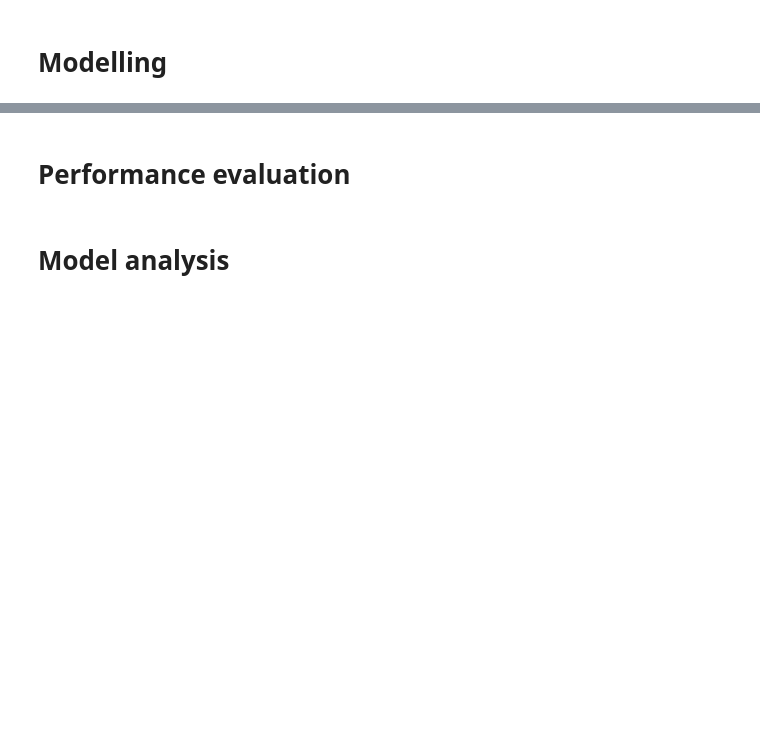
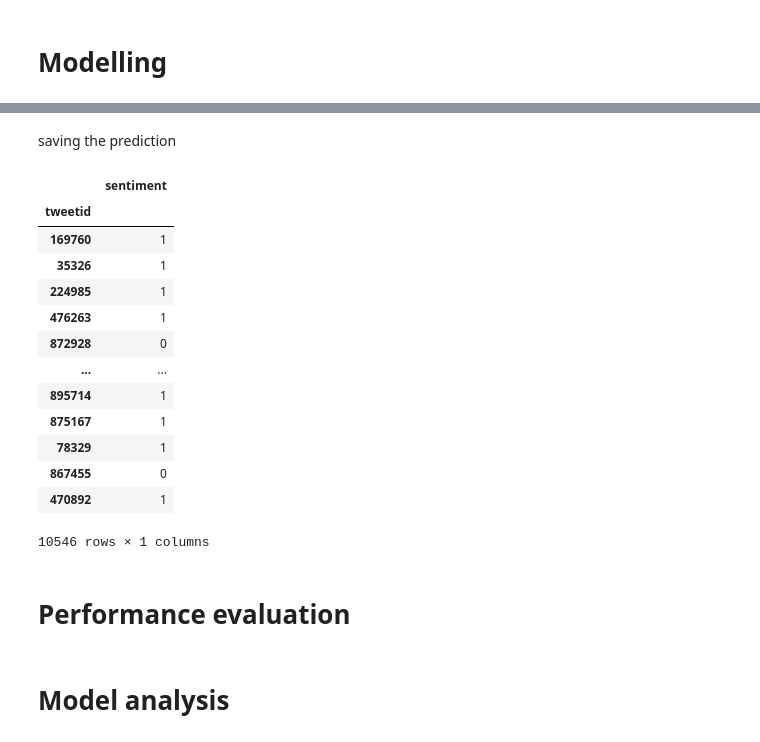
Before and after one commit to monicafar147/classification-predict-streamlit-template, a Jupyter notebook: climate_change_monica.ipynb, the cells around one changed output, grey strips where cells are left out. Saved outputs shown, nothing was run; the diff lists cells and outputs as text; code cells hidden in the pictures; blank space fills up the shorter version.

Commit message:
submission ready for kaggle

```diff
--- a/climate_change_monica.ipynb
+++ b/climate_change_monica.ipynb
@@ -209,0 +255,4 @@ plt.show()
+# %%
+x_unseen = test_processed['message']
+# %%
+y_prediction = text_cls.predict(x_unseen)
@@ -209,0 +274,25 @@ plt.show()
+# %% [markdown]
+saving the prediction
+# %%
+Final = test_processed['tweetid']
+# %%
+Final_Table = {'tweetid': Final, 'sentiment':np.round(y_prediction, 0)}
+submission = pd.DataFrame(data=Final_Table)
+submission = submission[['tweetid', 'sentiment']]
+# %%
+submission.set_index('tweetid')
+# %% [output]
+|  | sentiment |
+| tweetid |  |
+| 169760 | 1 |
+| 35326 | 1 |
+| 224985 | 1 |
+| 476263 | 1 |
+| 872928 | 0 |
+| ... | ... |
+| 895714 | 1 |
+| 875167 | 1 |
+| 78329 | 1 |
+| 867455 | 0 |
+| 470892 | 1 |
+10546 rows × 1 columns
```
Also changed, not shown: parts of 17 cells of this notebook.
